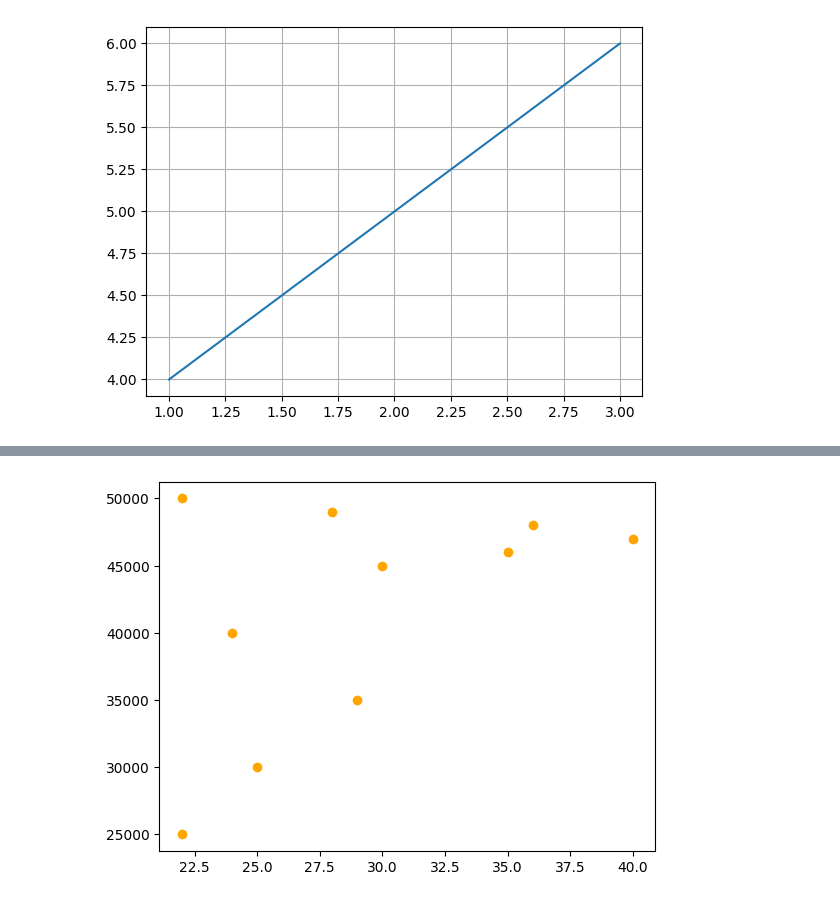
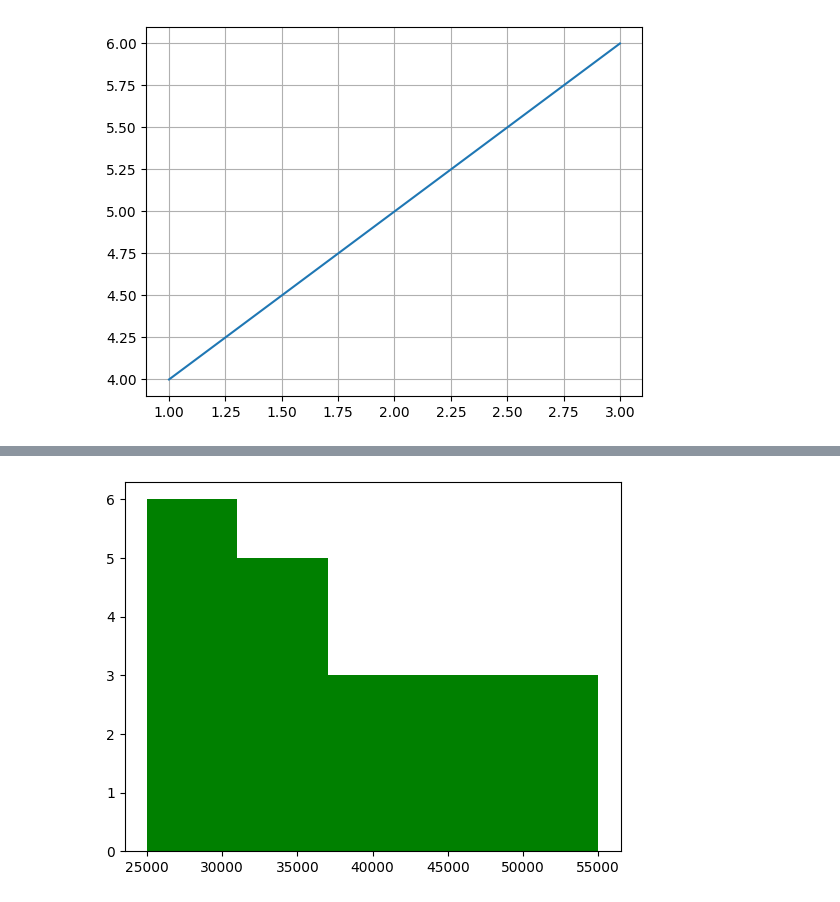
Before and after one commit to MadhuShreee07/daily-bytes-data, a Jupyter notebook: Matplotlib/matplotlib.ipynb, the cells around one changed output, grey strips where cells are left out. Drawn from its saved outputs; the diff is of its cells as text; code cells hidden in the pictures.

```diff
--- a/Matplotlib/matplotlib.ipynb
+++ b/Matplotlib/matplotlib.ipynb
@@ -136,3 +43,0 @@ df.head()
-# %%
-df["Age"] = [22, 25, 29, 24, 30, 35, 40, 36, 28, 22]
-df.head()
@@ -146,8 +104,8 @@ df.head()
 # %%
-#scatter plot
+# Histogram
 
-plt.scatter(df["Age"], df["salary"], color = "orange")
+plt.hist(df["Salary"], bins = 5, color = "green")
 plt.show()
 # %% [output]
-[figure, old version]
+[figure, new version]
 # %%
```
Also changed, not shown: parts of 82 cells of this notebook.
